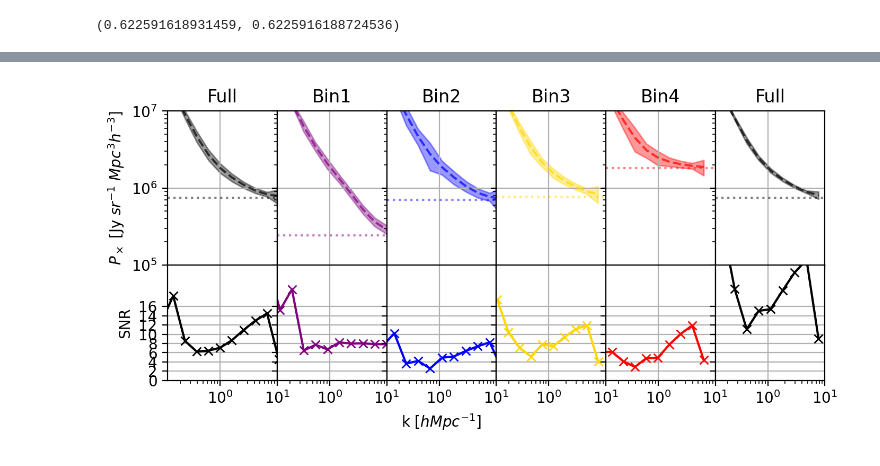
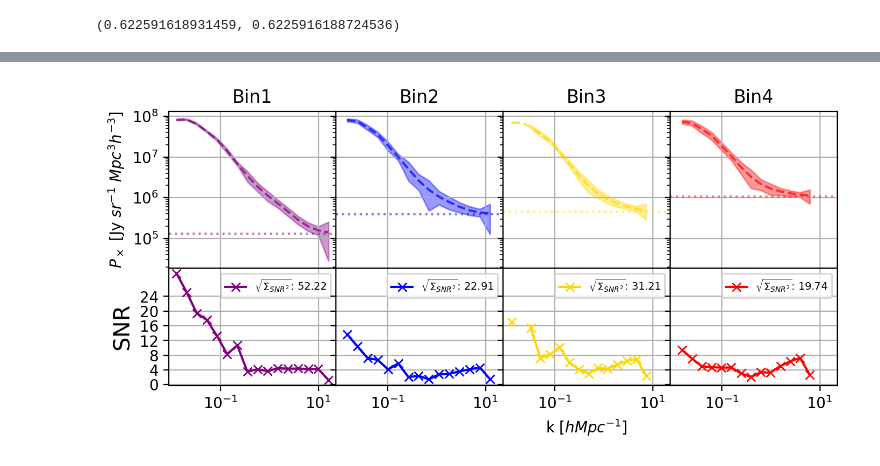
Before and after one commit to shubhagrawal30/crossLIM, a Jupyter notebook: camb/calc.ipynb, the cells around one changed output, grey strips where cells are left out. Saved outputs shown, nothing was run; the diff lists cells and outputs as text; code cells hidden in the pictures.

```diff
--- a/camb/calc.ipynb
+++ b/camb/calc.ipynb
@@ -315,3 +268,13 @@ x_shots = fs * Iciis / GAL.n_gals # cross shot for TIMxGal
 PxGs = [(bstar * Icii * Igal * Pm) + x_shot
             for Icii, x_shot, (_, Pm) in zip(Iciis, x_shots, Pms)]
 num_modes = [np.histogram(km, kb)[0] for km, kb in zip(k_mags, kbin_edges)]
+# %%
+plt.figure(dpi = 200, figsize = (6,3))
+for i,((ks,_),nums, col) in enumerate(zip(Pms,num_modes, colors)):
+    plt.loglog(ks,nums, color = col, linestyle = linestyles[i], marker = 'x', label = 'Bin ' + str(i+1))
+
+plt.xlabel(r"k [$h Mpc^{-1}]$", size=10)
+plt.ylabel('Number of Samples')
+
+plt.grid()
+plt.legend()
@@ -318,4 +284,4 @@ num_modes = [np.histogram(km, kb)[0] for km, kb in zip(k_mags, kbin_edges)]
 # %%
 x_noise = [np.sqrt(lsb.cell_noise(TIM.time).value / (2 * n_gal * nm * w))
-        for lsb, n_gal, nm, w in zip(LSbins, GAL.n_gals, num_modes, window_avgs)]
+        for lsb, n_gal, nm, w, PxG in zip(LSbins, GAL.n_gals, num_modes, window_avgs, PxGs)]
 SNR_PxG = [PxG / xn for PxG, xn in zip(PxGs, x_noise)]
@@ -322,44 +299,50 @@ SNR_PxG = [PxG / xn for PxG, xn in zip(PxGs, x_noise)]
+# %%
+#sum the SNRs in each bin in quadrature so that we can report a "Total SNR per redshift bin"
+quad_SNRs = [np.sqrt(np.sum(SNRs[~np.isnan(SNRs)]**2)) for SNRs in SNR_PxG]
+
+#now sum each k as it is measured in each bin so we can report the total SNR per k bin.
+SNR_by_k = np.zeros(len(aligned_SNRs[0]))
+for SNRks in aligned_SNRs: SNR_by_k += SNRks
+totQuadSNR = np.sqrt(np.sum(SNR_by_k**2))
 # %%
-fig, (power, SNR) = plt.subplots(2, 6, sharex=True, sharey = 'row', gridspec_kw={'height_ratios': [4,3]},
+fig, (power, SNR) = plt.subplots(2, 4, sharex=True, sharey = 'row', gridspec_kw={'height_ratios': [4,3]},
                                  figsize=(8, 3.3), dpi = 200)
-specline = '--'
-fillAlpha = .4
-lineAlpha = .7
 
+#plot Cross power as a function of k for each z bin, as well as SNR(k).
 for i, PxG in enumerate(PxGs):
     power[i].loglog(Pms[i][0], PxG, color = colors[i], linestyle = '--', alpha = .7)
     power[i].axhline(x_shots[i], color = colors[i], linestyle = ':', alpha = .5)
     power[i].fill_between(Pms[i][0], PxG + x_noise[i],
-                   PxG - x_noise[i], color = colors[i], alpha = fillAlpha)
-    if ((i == 0) or (i == 5)):
-        power[i].set_title('Full')
-    else:
-        power[i].set_title('Bin'+str(i))
+                   PxG - x_noise[i], color = colors[i], alpha = .4)
+    power[i].set_title('Bin'+str(i+1))
 
-    SNR[i].plot(Pms[i][0], SNR_PxG[i], color = colors[i], marker = 'x')
+    SNR[i].plot(Pms[i][0], SNR_PxG[i], color = colors[i], marker = 'x',
+                label = r'$\sqrt{\Sigma_{SNR^2}}$: ' + str(np.around(quad_SNRs[i],2)))
     power[i].grid()
     SNR[i].grid()
-    SNR[i].set_yticks(np.arange(0, 18, 2.0))
+    SNR[i].legend(fontsize = 7)
+    SNR[i].set_yticks(np.arange(0, 26, 4.0))
+
 
 power[0].set_ylabel(r"$P_\times$ [Jy $sr^{-1}$ $Mpc^3 h^{-3}]$", size = 10)
 
-SNR[0].set_ylabel(r"SNR", size = 10)
-power[0].set_xlim(1.2e-1, 0.1e2)
+SNR[0].set_ylabel(r"SNR", size = 15)
+#power[0].set_xlim(1.2e-1, 0.1e2)
 
-power[0].set_ylim(1e5, 1e7)
-SNR[0].set_ylim(0,25)
+#power[0].set_ylim(1e5, 1e7)
+#SNR[0].set_ylim(0,25)
 SNR[2].set_xlabel(r"k [$h Mpc^{-1}]$", size=10)
 fig.subplots_adjust(hspace=0, wspace=0)
 
 plt.rcParams.update({'font.size': 10})
 plt.rcParams.update({'xtick.direction':'in'})
 plt.rcParams.update({'ytick.direction':'in'})
 plt.rcParams.update({'xtick.top':True})
 plt.rcParams.update({'ytick.right':True})
 plt.rcParams.update({'legend.frameon':False})
 plt.rcParams.update({'lines.dashed_pattern':[5,3]})
 
 plt.show()
 plt.close()
 # %% [output]
-[figure, old version]
+[figure, new version]
```
Also changed, not shown: parts of 26 cells of this notebook, 2 other files.
